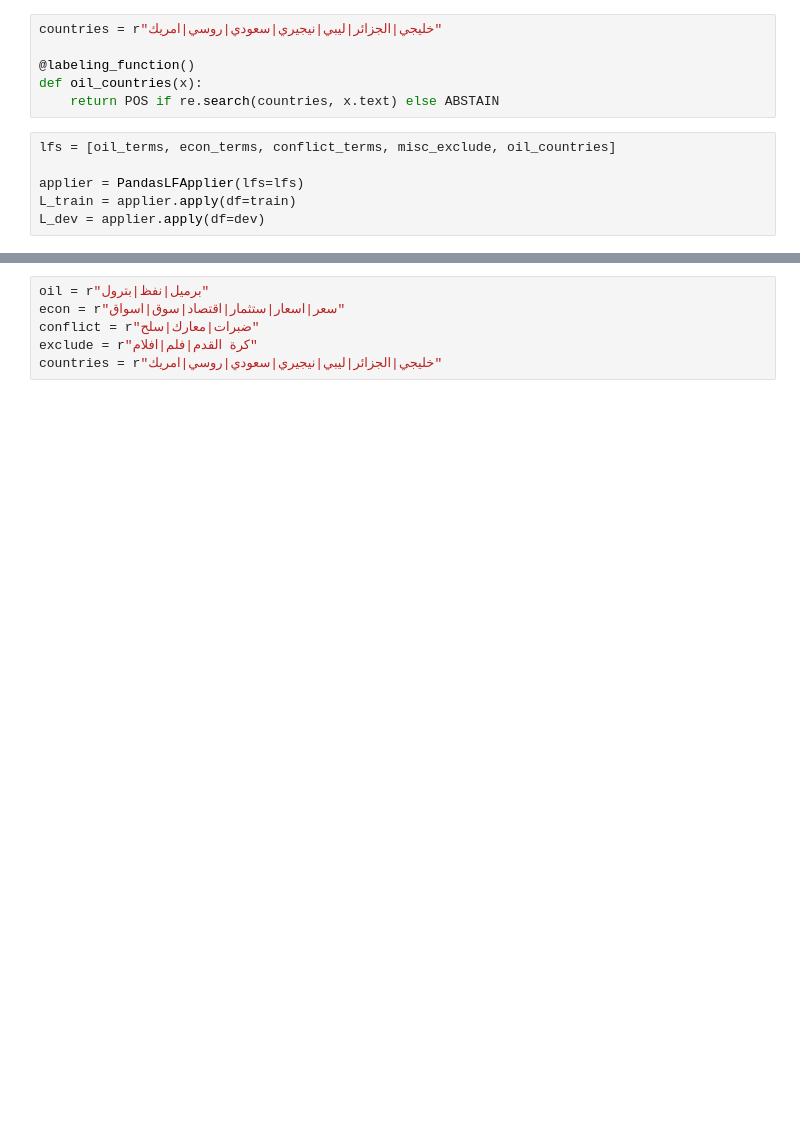
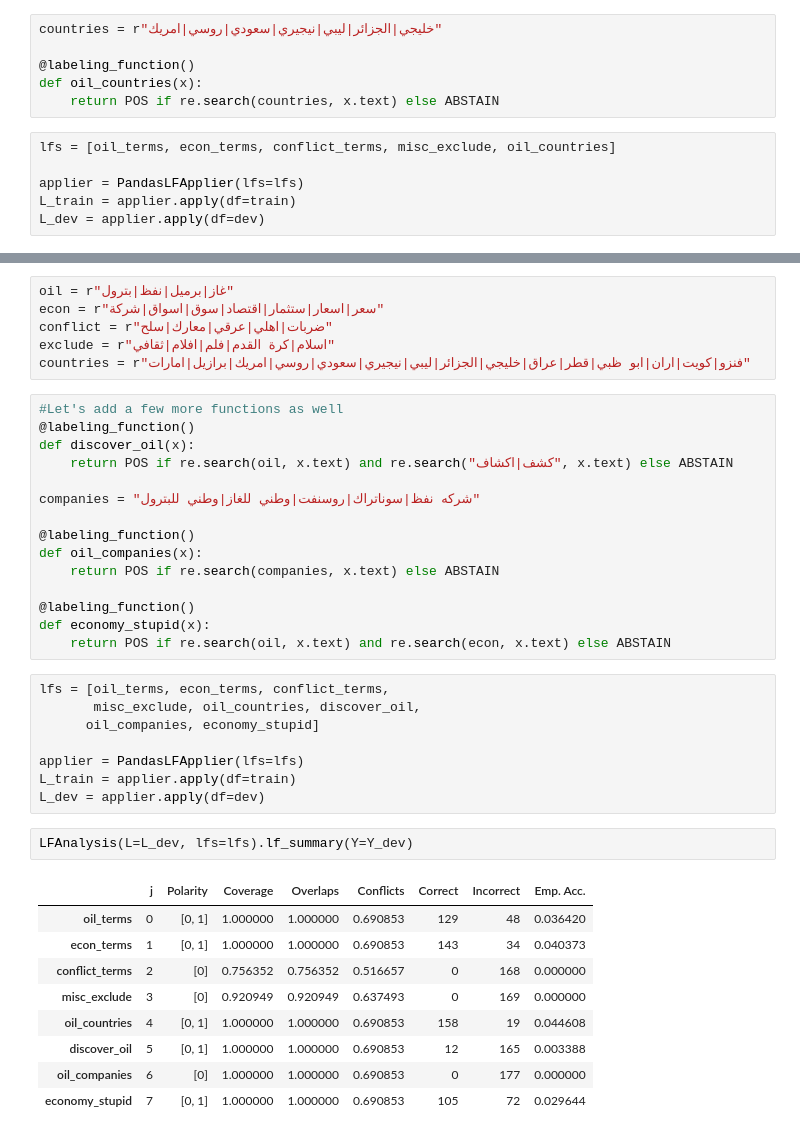
Before and after one commit to ajw-42/snorkel-testing, a Jupyter notebook: snorkel_testing_arabic_2.ipynb, the cells around one changed output, grey strips where cells are left out. Cells and saved outputs as stored; diff of their text form; blank space fills up the shorter version.

Commit message:
fixed stupid class labeling error, more arabic progress

```diff
--- a/snorkel_testing_arabic_2.ipynb
+++ b/snorkel_testing_arabic_2.ipynb
@@ -156,8 +157,43 @@ Hm...the first entry here definitely isn't about oil market. Bad labeled data! W
 
 Other errors seem to indicate we can just expand the keywords in existing LFs and get better results.
 # %%
-oil = r"برميل|نفظ|بترول"
-econ = r"سعر|اسعار|ستثمار|اقتصاد|سوق|اسواق"
-conflict = r"ضبرات|معارك|سلح"
-exclude = r"كرة القدم|فلم|افلام"
-countries = r"خليجي|الجزائر|ليبي|نيجيري|سعودي|روسي|امريك"
+oil = r"غاز|برميل|نفظ|بترول"
+econ = r"سعر|اسعار|ستثمار|اقتصاد|سوق|اسواق|شركة"
+conflict = r"ضربات|اهلي|عرقي|معارك|سلح"
+exclude = r"اسلام|كرة القدم|فلم|افلام|ثقافي"
+countries = r"فنزو|كويت|اران|ابو ظبي|قطر|عراق|خليجي|الجزائر|ليبي|نيجيري|سعودي|روسي|امريك|برازيل|امارات"
+# %%
+#Let's add a few more functions as well
+@labeling_function()
+def discover_oil(x):
+    return POS if re.search(oil, x.text) and re.search("كشف|اكشاف", x.text) else ABSTAIN
+
+companies = "شركه نفظ|سوناتراك|روسنفت|وطني للغاز|وطني للبترول"
+
+@labeling_function()
+def oil_companies(x):
+    return POS if re.search(companies, x.text) else ABSTAIN
+
+@labeling_function()
+def economy_stupid(x):
+    return POS if re.search(oil, x.text) and re.search(econ, x.text) else ABSTAIN
+# %%
+lfs = [oil_terms, econ_terms, conflict_terms,
+       misc_exclude, oil_countries, discover_oil,
+      oil_companies, economy_stupid]
+
+applier = PandasLFApplier(lfs=lfs)
+L_train = applier.apply(df=train)
+L_dev = applier.apply(df=dev)
+# %%
+LFAnalysis(L=L_dev, lfs=lfs).lf_summary(Y=Y_dev)
+# %% [output]
+|  | j | Polarity | Coverage | Overlaps | Conflicts | Correct | Incorrect | Emp. Acc. |
+| oil_terms | 0 | [0, 1] | 1.000000 | 1.000000 | 0.690853 | 129 | 48 | 0.036420 |
+| econ_terms | 1 | [0, 1] | 1.000000 | 1.000000 | 0.690853 | 143 | 34 | 0.040373 |
+| conflict_terms | 2 | [0] | 0.756352 | 0.756352 | 0.516657 | 0 | 168 | 0.000000 |
+| misc_exclude | 3 | [0] | 0.920949 | 0.920949 | 0.637493 | 0 | 169 | 0.000000 |
+| oil_countries | 4 | [0, 1] | 1.000000 | 1.000000 | 0.690853 | 158 | 19 | 0.044608 |
+| discover_oil | 5 | [0, 1] | 1.000000 | 1.000000 | 0.690853 | 12 | 165 | 0.003388 |
+| oil_companies | 6 | [0] | 1.000000 | 1.000000 | 0.690853 | 0 | 177 | 0.000000 |
+| economy_stupid | 7 | [0, 1] | 1.000000 | 1.000000 | 0.690853 | 105 | 72 | 0.029644 |
```
Also changed, not shown: parts of 8 cells of this notebook.
